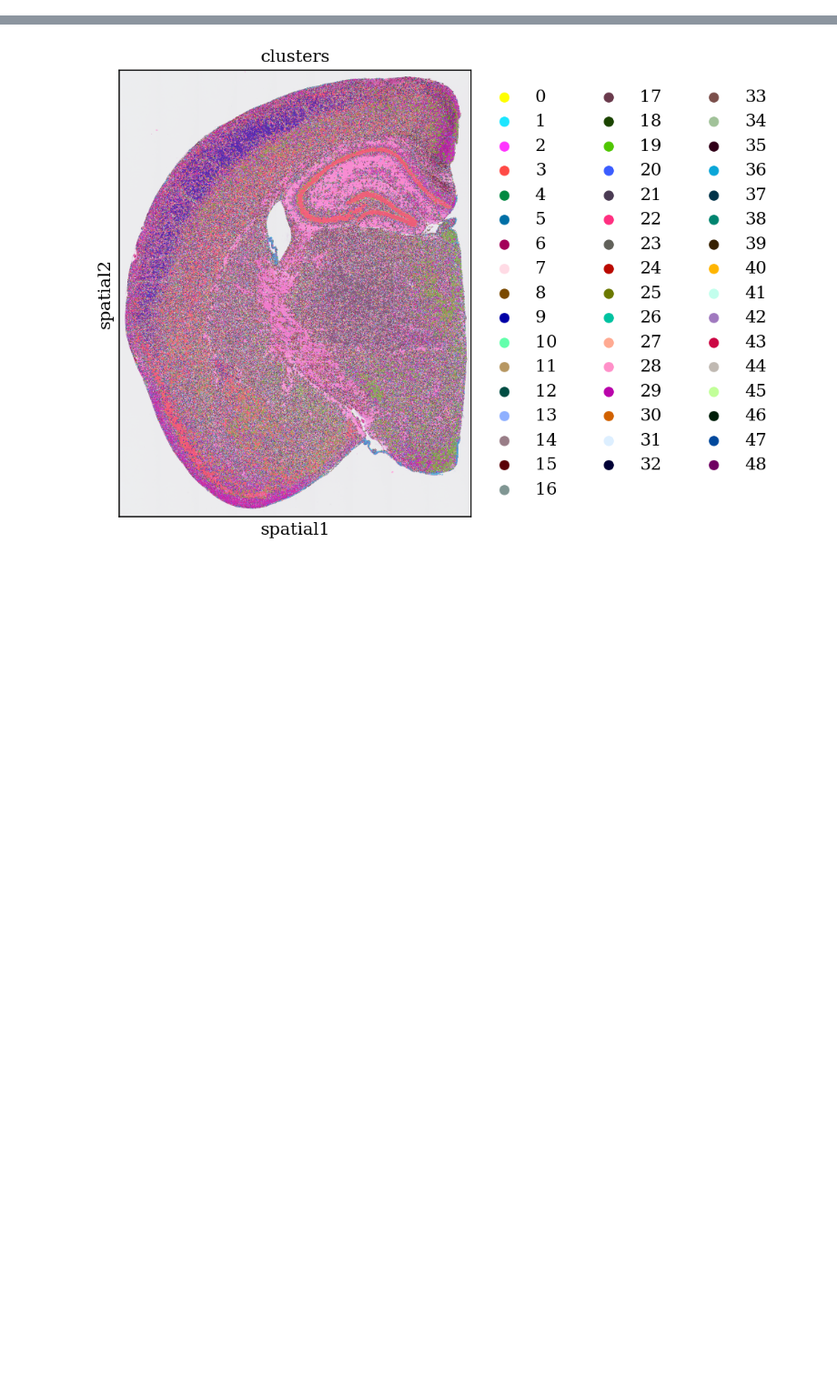
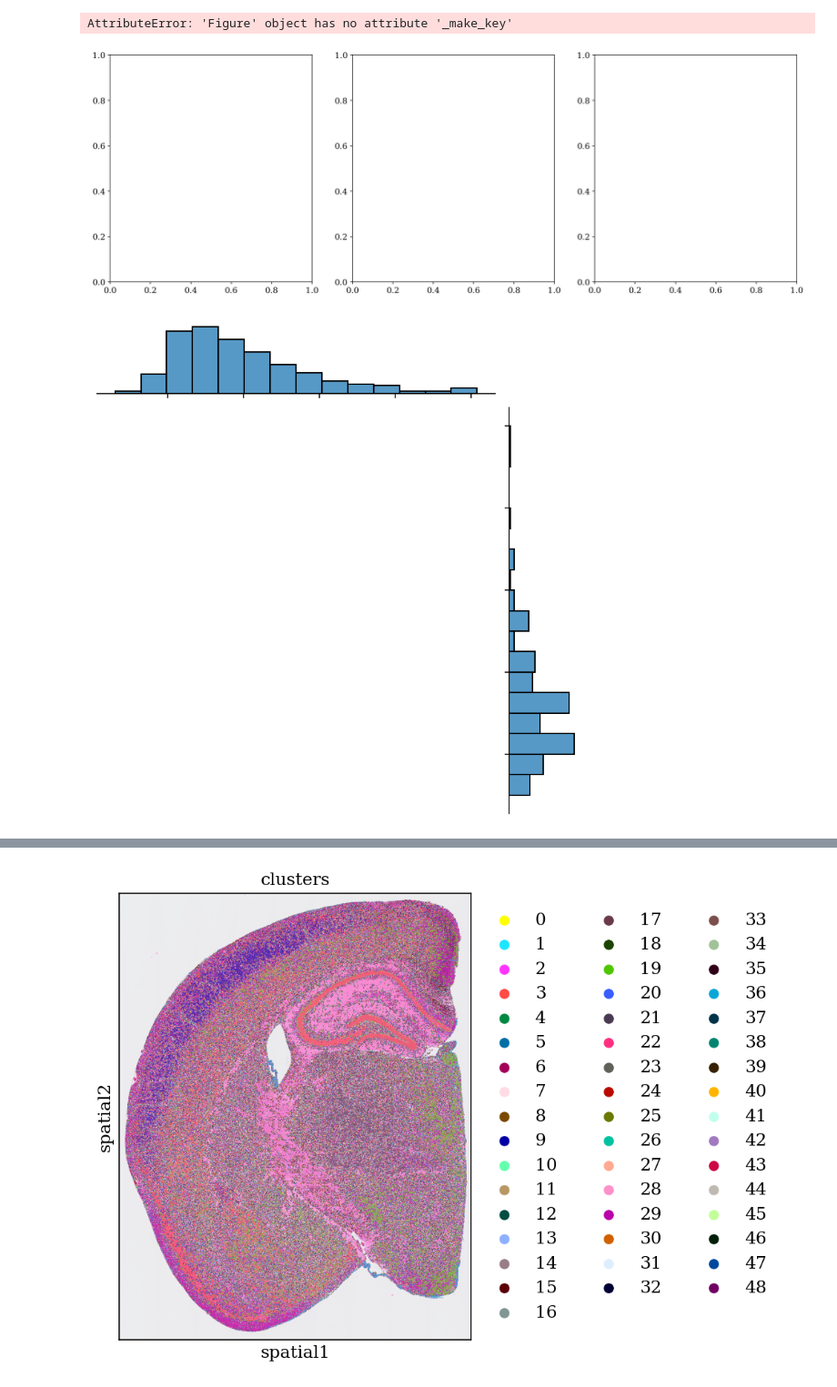
Before and after one commit to gkanfer/SpatialOmicsToolkit, a Jupyter notebook: draft.ipynb, the cells around one changed output, grey strips where cells are left out. Shown at 91% size. Drawn from its saved outputs; the diff is of its cells as text; code cells hidden in the pictures; blank space fills up the shorter version.

```diff
--- a/draft.ipynb
+++ b/draft.ipynb
@@ -26,0 +250,3 @@ pathout = "/data/kanferg/Sptial_Omics/SpatialOmicsToolkit/out"
+# %%
+x = np.sum(andata002_processed.X.todense(),axis=1)
+x
@@ -26,0 +347,39 @@ pathout = "/data/kanferg/Sptial_Omics/SpatialOmicsToolkit/out"
+# %%
+import seaborn as sns
+import matplotlib.pyplot as plt
+
+# Sample data
+tips = sns.load_dataset("tips")
+
+# Create a figure with 3 subplots side by side
+fig, axs = plt.subplots(1, 3, figsize=(18, 6))
+
+# Function to plot a jointplot into an existing axis
+def jointplot_in_ax(data, x, y, kind, ax):
+    g = sns.jointplot(data=data, x=x, y=y, kind=kind)
+    for ax_src, ax_dest in zip(g.fig.axes, ax.get_figure().axes):
+        if ax_dest is not ax:
+            continue
+        ax_src.remove()
+        fig._axstack.add(fig._make_key(ax_src), ax_src)
+        fig.sca(ax_src)
+    g.fig.set_figwidth(6)
+    g.fig.set_figheight(6)
+    g.fig.tight_layout()
+    ax.remove()
+
+# Create the first jointplot in the first subplot
+jointplot_in_ax(tips, "total_bill", "tip", "scatter", axs[0])
+
+# Create the second jointplot in the second subplot
+jointplot_in_ax(tips, "total_bill", "size", "scatter", axs[1])
+
+# Create the third jointplot in the third subplot
+jointplot_in_ax(tips, "size", "tip", "scatter", axs[2])
+
+plt.tight_layout()
+plt.show()
+# %% [output]
+AttributeError: 'Figure' object has no attribute '_make_key'
+[figure, added]
+[figure, added]
```
Also changed, not shown: parts of 36 cells of this notebook, 4 other files.
